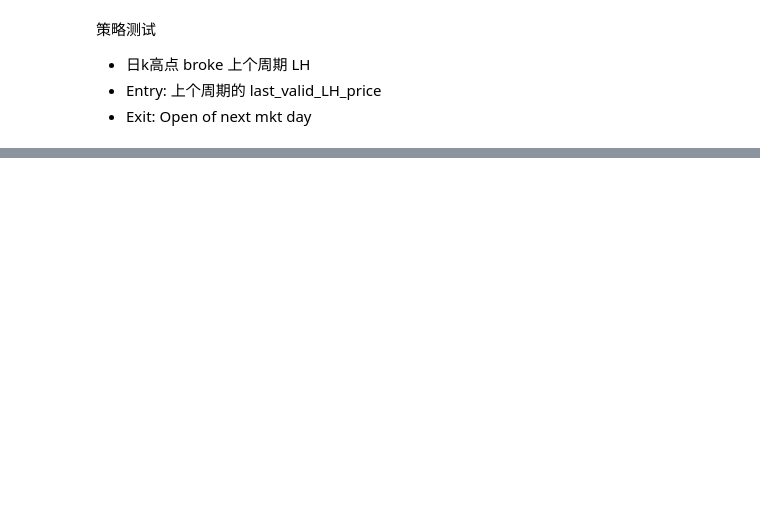
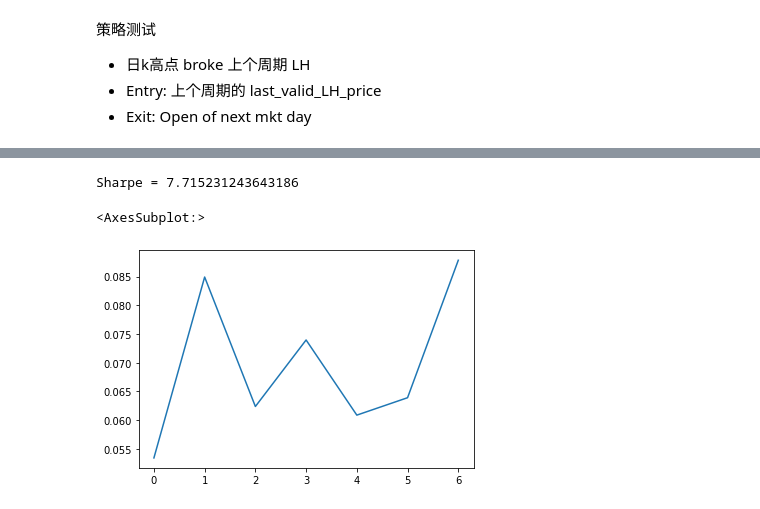
Before and after one commit to ismaelliang/client-python, a Jupyter notebook: pivot.ipynb, the cells around one changed output, grey strips where cells are left out. Cells and saved outputs as stored; diff of their text form; code cells hidden in the pictures; blank space fills up the shorter version.

```diff
--- a/pivot.ipynb
+++ b/pivot.ipynb
@@ -301,0 +412,10 @@ pd.Series(cumret).plot()
+# %%
+import numpy as np
+
+print(f"Sharpe = {np.sqrt(252) * df_pnl.mean() / df_pnl.std()}")
+cumret=(np.cumprod(1+df_pnl)-1)
+pd.Series(cumret).plot()
+# %% [output]
+Sharpe = 7.715231243643186
+<AxesSubplot:>
+[figure, added]
```
Also changed, not shown: parts of 25 cells of this notebook, 5 other files.
